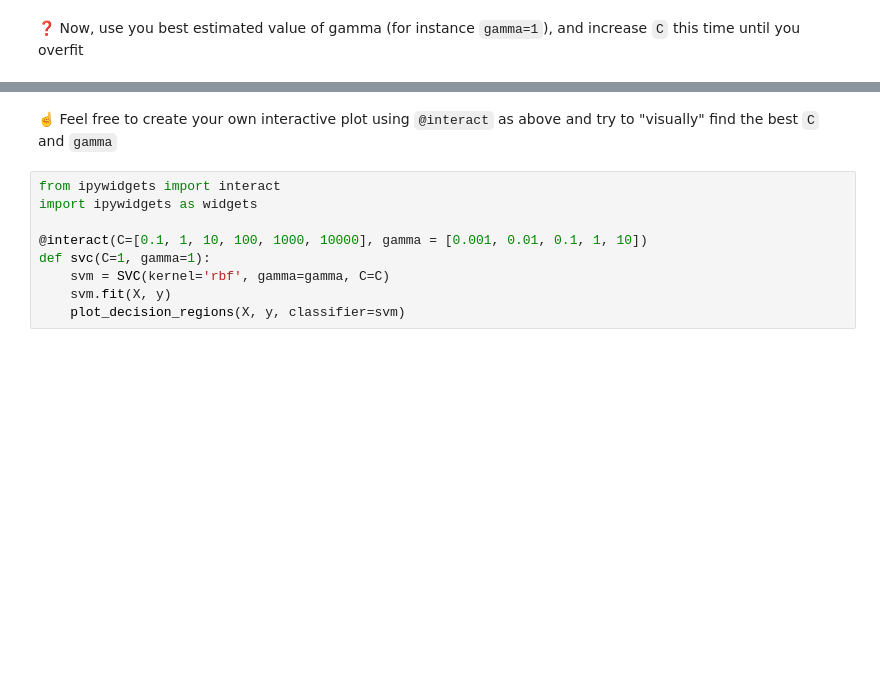
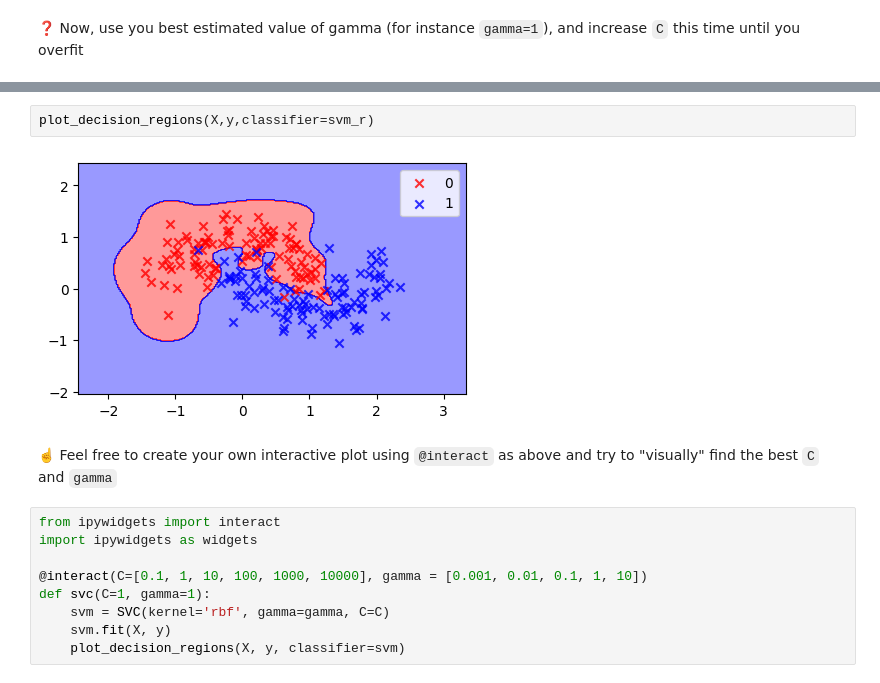
Before and after one commit to ParissaPeimaniyfard/data-svm, a Jupyter notebook: SVM.ipynb, the cells around one changed output, grey strips where cells are left out. Drawn from its saved outputs; the diff is of its cells as text; blank space fills up the shorter version.

```diff
--- a/SVM.ipynb
+++ b/SVM.ipynb
@@ -333,3 +372,7 @@ plt.legend();
+# %%
+plot_decision_regions(X,y,classifier=svm_r)
+# %% [output]
+[figure, added]
 # %% [markdown]
 ☝️ Feel free to create your own interactive plot using `@interact` as above and try to "visually" find the best `C` and `gamma`
 # %%
```
Also changed, not shown: parts of 14 cells of this notebook, 1 other file.
